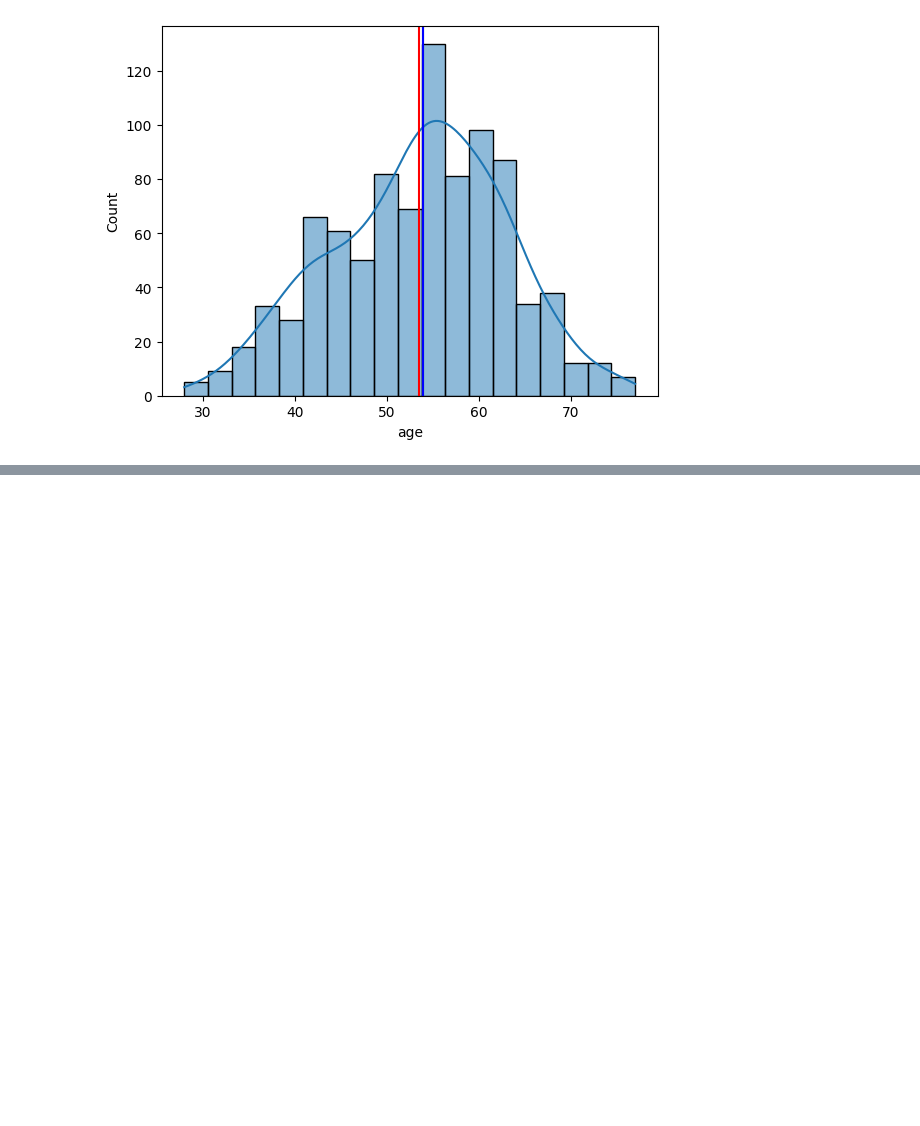
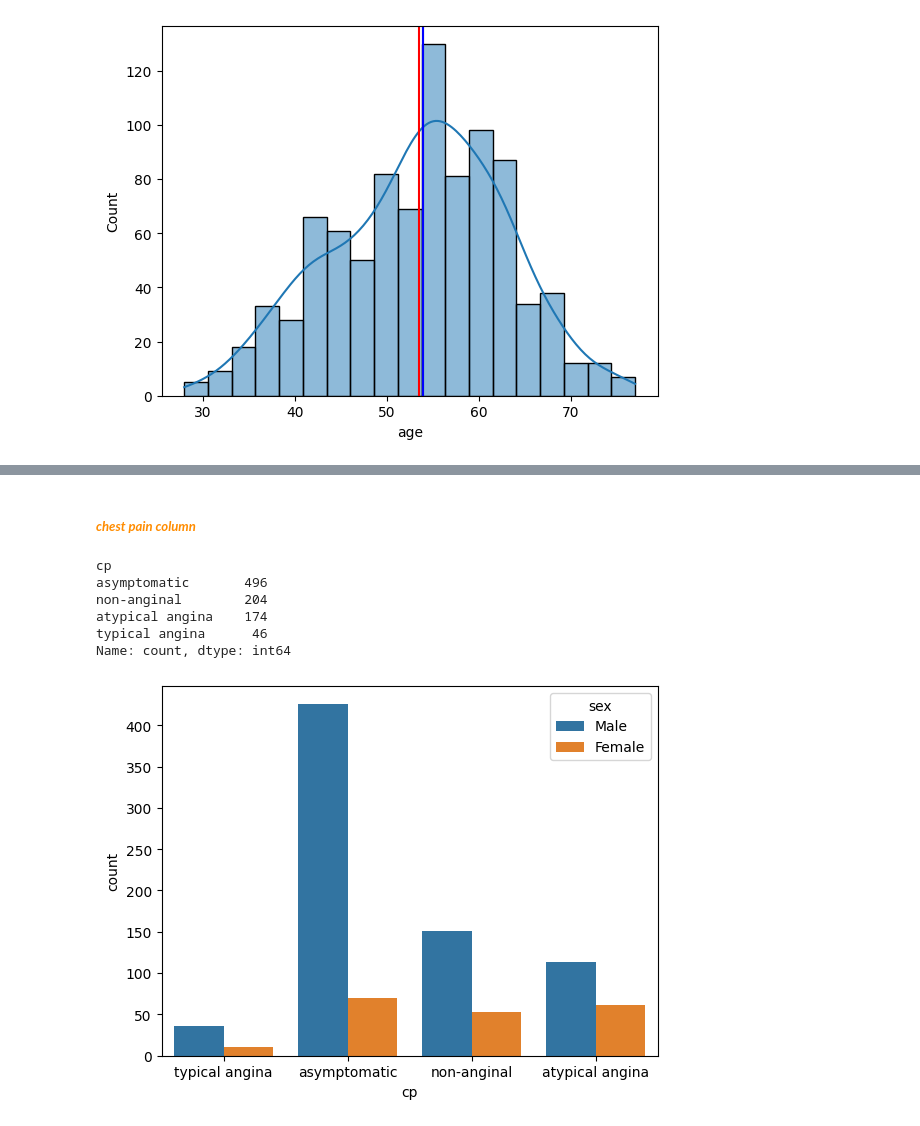
Before and after one commit to sherazAhmed-ipynb/ML-Pipeline-Hub, a Jupyter notebook: ml_projects/heartDisease/main.ipynb, the cells around one changed output, grey strips where cells are left out. Saved outputs shown, nothing was run; the diff lists cells and outputs as text; code cells hidden in the pictures; blank space fills up the shorter version.

```diff
--- a/ml_projects/heartDisease/main.ipynb
+++ b/ml_projects/heartDisease/main.ipynb
@@ -122,0 +258,20 @@ fig.show()
+# %% [markdown]
+##### ***<span style= "color:#FF8C00;">chest pain column </span>***
+# %%
+# lets explore the cp column
+
+# value count of cp column
+df['cp'].value_counts()
+# %% [output]
+cp
+asymptomatic       496
+non-anginal        204
+atypical angina    174
+typical angina      46
+Name: count, dtype: int64
+# %%
+# ploting count plot of cp column by sex column
+sns.countplot(data=df, x='cp', hue='sex')
+plt.show()
+# %% [output]
+[figure, added]
```
Also changed, not shown: parts of 34 cells of this notebook.
